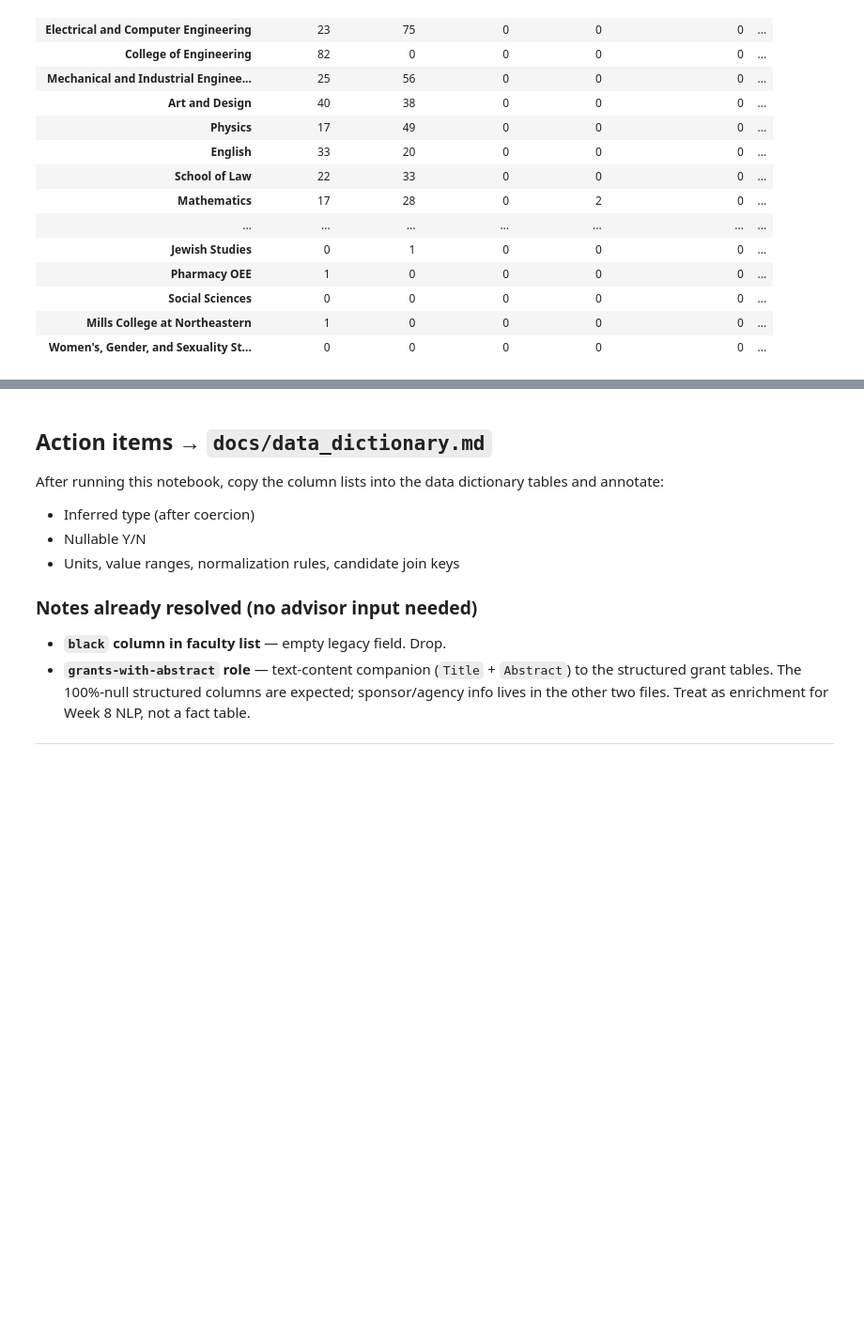
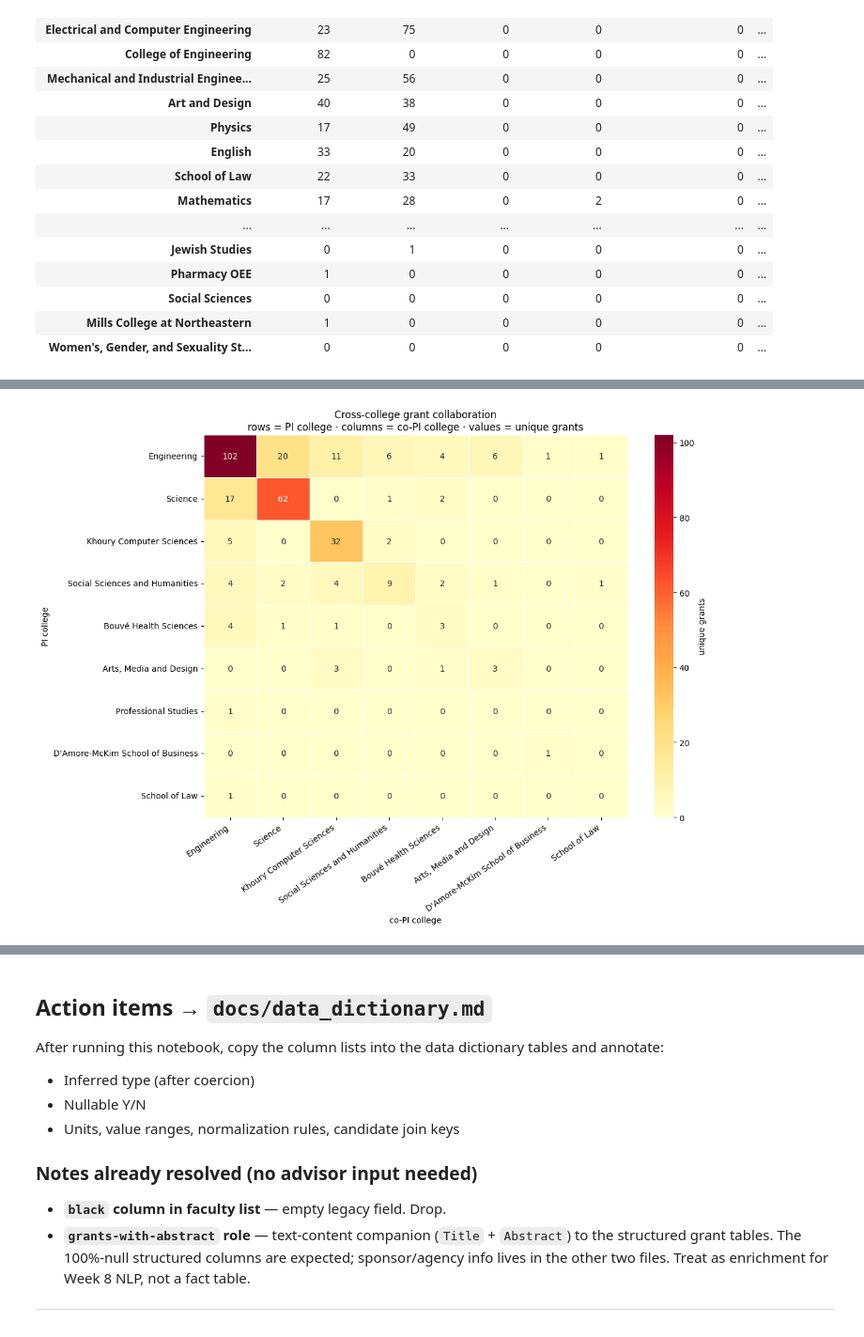
Before and after one commit to ebertini/visualizing-neu, a Jupyter notebook: notebooks/01_schema_overview.ipynb, the cells around one changed output, grey strips where cells are left out. Shown at 94% size. Cells and saved outputs as stored; diff of their text form; code cells hidden in the pictures; blank space fills up the shorter version.

```diff
--- a/notebooks/01_schema_overview.ipynb
+++ b/notebooks/01_schema_overview.ipynb
@@ -281,0 +387,82 @@ with pd.option_context('display.max_rows', None):
+# %%
+import seaborn as sns
+import matplotlib.pyplot as plt
+
+faculty = first_sheet(raw['faculty'])
+ri      = first_sheet(raw['ri_matches'])
+
+ri_dedup = ri.drop_duplicates(subset=['grantid', 'AAUID'])
+
+# ── 1. Build PI ↔ co-PI pairs per grant ──────────────────────────────────────
+pi_rows   = ri_dedup[ri_dedup['iscopi'] == 0][['grantid', 'clientfacultyid', 'personname']].rename(
+    columns={'clientfacultyid': 'pi_id', 'personname': 'pi_name'})
+copi_rows = ri_dedup[ri_dedup['iscopi'] == 1][['grantid', 'clientfacultyid', 'personname']].rename(
+    columns={'clientfacultyid': 'copi_id', 'personname': 'copi_name'})
+
+pairs = pi_rows.merge(copi_rows, on='grantid')
+print(f"Total PI ↔ co-PI pairs across all grants: {len(pairs):,}")
+print(f"Unique grants with ≥1 co-PI            : {pairs['grantid'].nunique():,}\n")
+
+# ── 2. Enrich each person with college via Employee ID ↔ clientfacultyid ──────
+id_to_college = (
+    faculty.dropna(subset=['Employee ID'])
+           .set_index('Employee ID')['Superior_Academic_Unit']
+           .to_dict()
+)
+
+pairs['pi_college']   = pairs['pi_id'].map(id_to_college)
+pairs['copi_college'] = pairs['copi_id'].map(id_to_college)
+
+# ── 3. All collaboration pairs (with colleges) ───────────────
+all_pairs = (
+    pairs.groupby(['pi_name', 'pi_college', 'copi_name', 'copi_college'], as_index=False, dropna=False)
+         .agg(n_grants=('grantid', 'nunique'))
+         .sort_values('n_grants', ascending=False)
+         .reset_index(drop=True)
+)
+all_pairs['pi_college']   = all_pairs['pi_college'].fillna('(unmatched)')
+all_pairs['copi_college'] = all_pairs['copi_college'].fillna('(unmatched)')
+print("Top 20 PI ↔ co-PI collaboration pairs:")
+with pd.option_context('display.max_rows', None):
+    display(all_pairs[['pi_name', 'pi_college', 'copi_name', 'copi_college', 'n_grants']])
+
+all_pairs.to_csv(REPO_ROOT / 'outputs' / 'collab_pairs.csv', index=False)
+
+# ── 4. College × college collaboration matrix ─────────────────────────────────
+matched = pairs.dropna(subset=['pi_college', 'copi_college'])
+n_pairs_matched = len(matched)
+n_pairs_total   = len(pairs)
+print(f"\nPairs with both sides matched to a college: {n_pairs_matched:,} of {n_pairs_total:,} "
+      f"({n_pairs_matched/n_pairs_total*100:.1f}%)\n")
+
+collab_matrix = (
+    matched.groupby(['pi_college', 'copi_college'])['grantid']
+           .nunique()
+           .unstack(fill_value=0)
+)
+
+row_order = collab_matrix.sum(axis=1).sort_values(ascending=False).index
+col_order = collab_matrix.sum(axis=0).sort_values(ascending=False).index
+collab_matrix = collab_matrix.loc[row_order, col_order]
+
+short = lambda s: s.replace('College of ', '').replace('Northeastern University ', 'NU ')
+collab_matrix.index   = [short(c) for c in collab_matrix.index]
+collab_matrix.columns = [short(c) for c in collab_matrix.columns]
+
+fig, ax = plt.subplots(figsize=(12, 9))
+sns.heatmap(
+    collab_matrix, annot=True, fmt='d', cmap='YlOrRd',
+    linewidths=0.4, ax=ax, cbar_kws={'label': 'unique grants'}
+)
+ax.set_title(
+    'Cross-college grant collaboration\n'
+    'rows = PI college · columns = co-PI college · values = unique grants',
+    fontsize=12,
+)
+ax.set_xlabel('co-PI college')
+ax.set_ylabel('PI college')
+plt.xticks(rotation=35, ha='right')
+plt.yticks(rotation=0)
+plt.tight_layout()
+plt.show()
+# %% [output]
@@ -281,0 +491 @@ with pd.option_context('display.max_rows', None):
+[figure, added]
```
Also changed, not shown: parts of 6 cells of this notebook.
